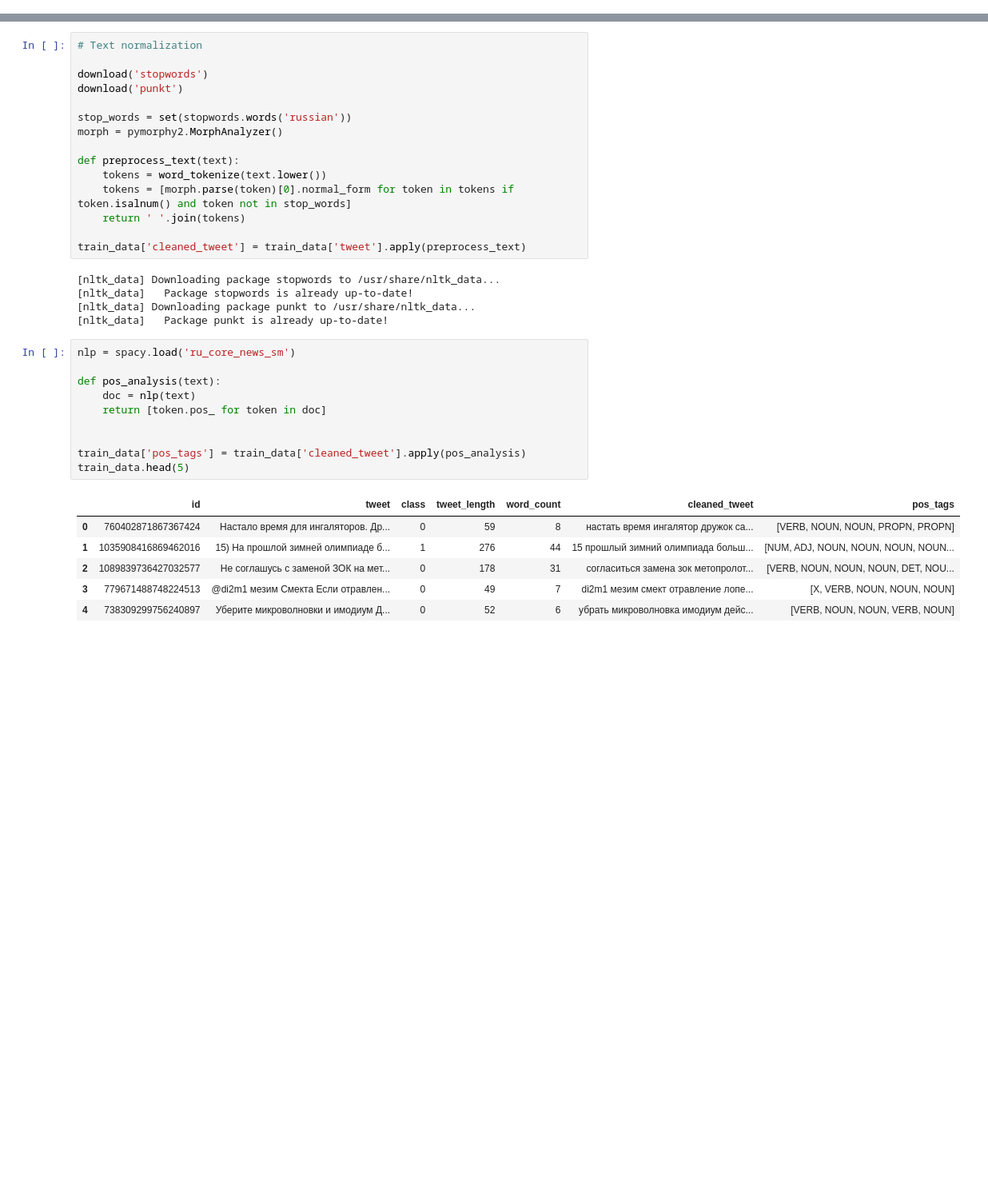
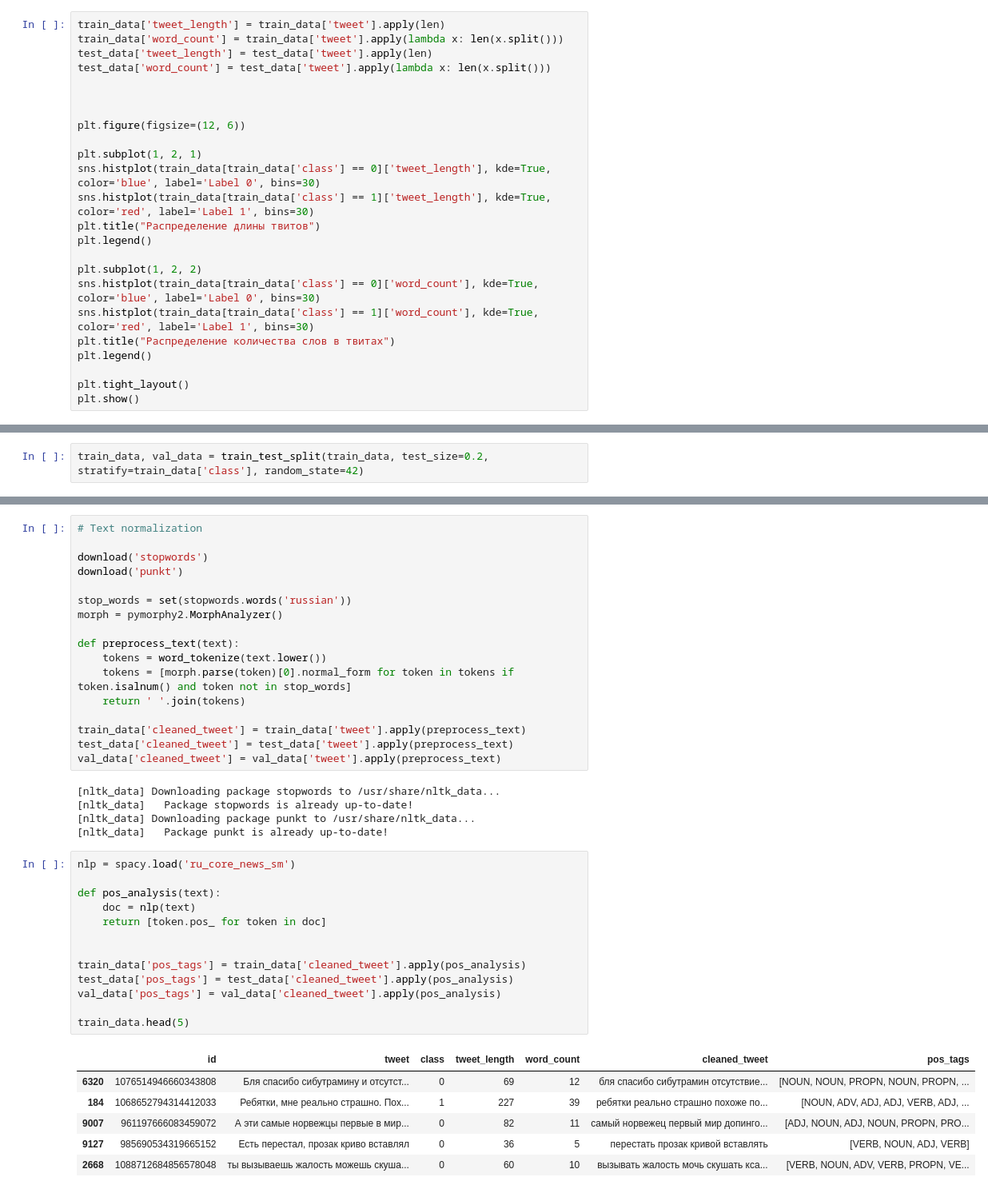
Before and after one commit to DamirGainatullin/nlp-hw, a Jupyter notebook: damir_gainatullin.ipynb, the cells around one changed output, grey strips where cells are left out. Shown at 80% size. Drawn from its saved outputs; the diff is of its cells as text; blank space fills up the shorter version.

```diff
--- a/damir_gainatullin.ipynb
+++ b/damir_gainatullin.ipynb
@@ -102,0 +79,24 @@ plt.show()
+# %%
+train_data['tweet_length'] = train_data['tweet'].apply(len)
+train_data['word_count'] = train_data['tweet'].apply(lambda x: len(x.split()))
+test_data['tweet_length'] = test_data['tweet'].apply(len)
+test_data['word_count'] = test_data['tweet'].apply(lambda x: len(x.split()))
+
+
+
+plt.figure(figsize=(12, 6))
+
+plt.subplot(1, 2, 1)
+sns.histplot(train_data[train_data['class'] == 0]['tweet_length'], kde=True, color='blue', label='Label 0', bins=30)
+sns.histplot(train_data[train_data['class'] == 1]['tweet_length'], kde=True, color='red', label='Label 1', bins=30)
+plt.title("Распределение длины твитов")
+plt.legend()
+
+plt.subplot(1, 2, 2)
+sns.histplot(train_data[train_data['class'] == 0]['word_count'], kde=True, color='blue', label='Label 0', bins=30)
+sns.histplot(train_data[train_data['class'] == 1]['word_count'], kde=True, color='red', label='Label 1', bins=30)
+plt.title("Распределение количества слов в твитах")
+plt.legend()
+
+plt.tight_layout()
+plt.show()
@@ -103,3 +105,5 @@ plt.show()
+# %%
+train_data, val_data = train_test_split(train_data, test_size=0.2, stratify=train_data['class'], random_state=42)
 # %% [markdown]
 **Feature Engineering**
 # %%
@@ -138,6 +142,8 @@ def preprocess_text(text):
     return ' '.join(tokens)
 
 train_data['cleaned_tweet'] = train_data['tweet'].apply(preprocess_text)
+test_data['cleaned_tweet'] = test_data['tweet'].apply(preprocess_text)
+val_data['cleaned_tweet'] = val_data['tweet'].apply(preprocess_text)
 # %% [output]
 [nltk_data] Downloading package stopwords to /usr/share/nltk_data...
 [nltk_data]   Package stopwords is already up-to-date!
@@ -146,20 +152,23 @@ train_data['cleaned_tweet'] = train_data['tweet'].apply(preprocess_text)
 # %%
 nlp = spacy.load('ru_core_news_sm')
 
 def pos_analysis(text):
     doc = nlp(text)
     return [token.pos_ for token in doc]
 
 
 train_data['pos_tags'] = train_data['cleaned_tweet'].apply(pos_analysis)
+test_data['pos_tags'] = test_data['cleaned_tweet'].apply(pos_analysis)
+val_data['pos_tags'] = val_data['cleaned_tweet'].apply(pos_analysis)
+
 train_data.head(5)
 # %% [output]
 |  | id | tweet | class | tweet_length | word_count | cleaned_tweet | pos_tags |
-| 0 | 760402871867367424 | Настало время для ингаляторов. Др... | 0 | 59 | 8 | настать время ингалятор дружок са... | [VERB, NOUN, NOUN, PROPN, PROPN] |
-| 1 | 1035908416869462016 | 15) На прошлой зимней олимпиаде б... | 1 | 276 | 44 | 15 прошлый зимний олимпиада больш... | [NUM, ADJ, NOUN, NOUN, NOUN, NOUN... |
-| 2 | 1089839736427032577 | Не соглашусь с заменой ЗОК на мет... | 0 | 178 | 31 | согласиться замена зок метопролот... | [VERB, NOUN, NOUN, NOUN, DET, NOU... |
-| 3 | 779671488748224513 | @di2m1 мезим Смекта Если отравлен... | 0 | 49 | 7 | di2m1 мезим смект отравление лопе... | [X, VERB, NOUN, NOUN, NOUN] |
-| 4 | 738309299756240897 | Уберите микроволновки и имодиум Д... | 0 | 52 | 6 | убрать микроволновка имодиум дейс... | [VERB, NOUN, NOUN, VERB, NOUN] |
+| 6320 | 1076514946660343808 | Бля спасибо сибутрамину и отсутст... | 0 | 69 | 12 | бля спасибо сибутрамин отсутствие... | [NOUN, NOUN, PROPN, NOUN, PROPN, ... |
+| 184 | 1068652794314412033 | Ребятки, мне реально страшно. Пох... | 1 | 227 | 39 | ребятки реально страшно похоже по... | [NOUN, ADV, ADJ, ADJ, VERB, ADJ, ... |
+| 9007 | 961197666083459072 | А эти самые норвежцы первые в мир... | 0 | 82 | 11 | самый норвежец первый мир допинго... | [ADJ, NOUN, ADJ, NOUN, PROPN, PRO... |
+| 9127 | 985690534319665152 | Есть перестал, прозак криво вставлял | 0 | 36 | 5 | перестать прозак кривой вставлять | [VERB, NOUN, ADJ, VERB] |
+| 2668 | 1088712684856578048 | ты вызываешь жалость можешь скуша... | 0 | 60 | 10 | вызывать жалость мочь скушать кса... | [VERB, NOUN, ADV, VERB, PROPN, VE... |
 # %%
 # Sentiment analysis
 
```
Also changed, not shown: parts of 20 cells of this notebook.
